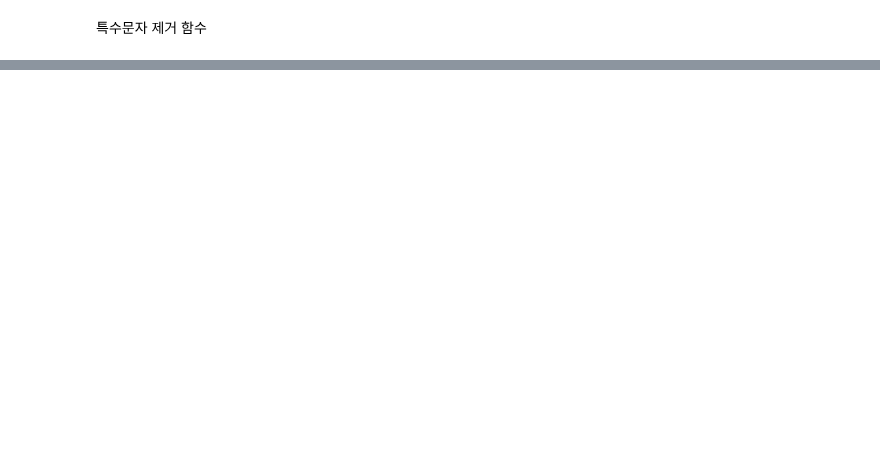
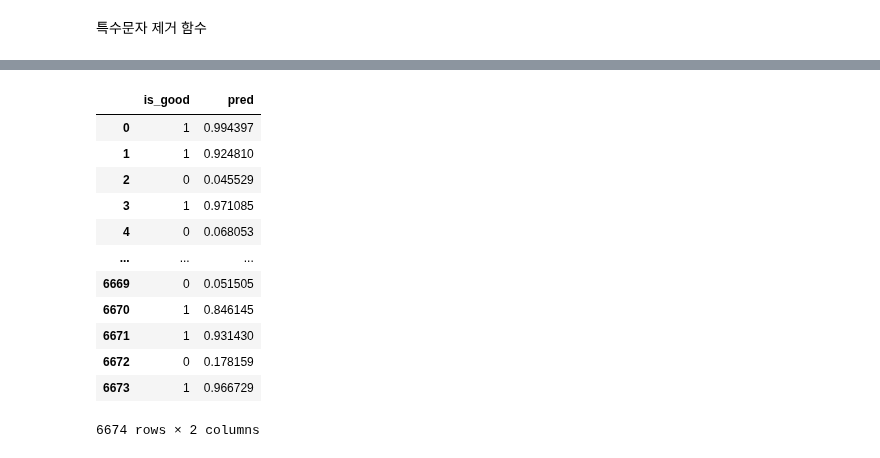
Before and after one commit to Peter-BoBo/fintech, a Jupyter notebook: 06deep_learning/11RNN으로_금융앱리뷰_분석하기.ipynb, the cells around one changed output, grey strips where cells are left out. Drawn from its saved outputs; the diff is of its cells as text; code cells hidden in the pictures; blank space fills up the shorter version.

```diff
--- a/06deep_learning/11RNN으로_금융앱리뷰_분석하기.ipynb
+++ b/06deep_learning/11RNN으로_금융앱리뷰_분석하기.ipynb
@@ -32,0 +352,17 @@ def claen_test(text):
+# %%
+result.columns = ['is_good', 'pred']
+result
+# %% [output]
+|  | is_good | pred |
+| 0 | 1 | 0.994397 |
+| 1 | 1 | 0.924810 |
+| 2 | 0 | 0.045529 |
+| 3 | 1 | 0.971085 |
+| 4 | 0 | 0.068053 |
+| ... | ... | ... |
+| 6669 | 0 | 0.051505 |
+| 6670 | 1 | 0.846145 |
+| 6671 | 1 | 0.931430 |
+| 6672 | 0 | 0.178159 |
+| 6673 | 1 | 0.966729 |
+6674 rows × 2 columns
```
Also changed, not shown: parts of 72 cells of this notebook, 4 other files.
